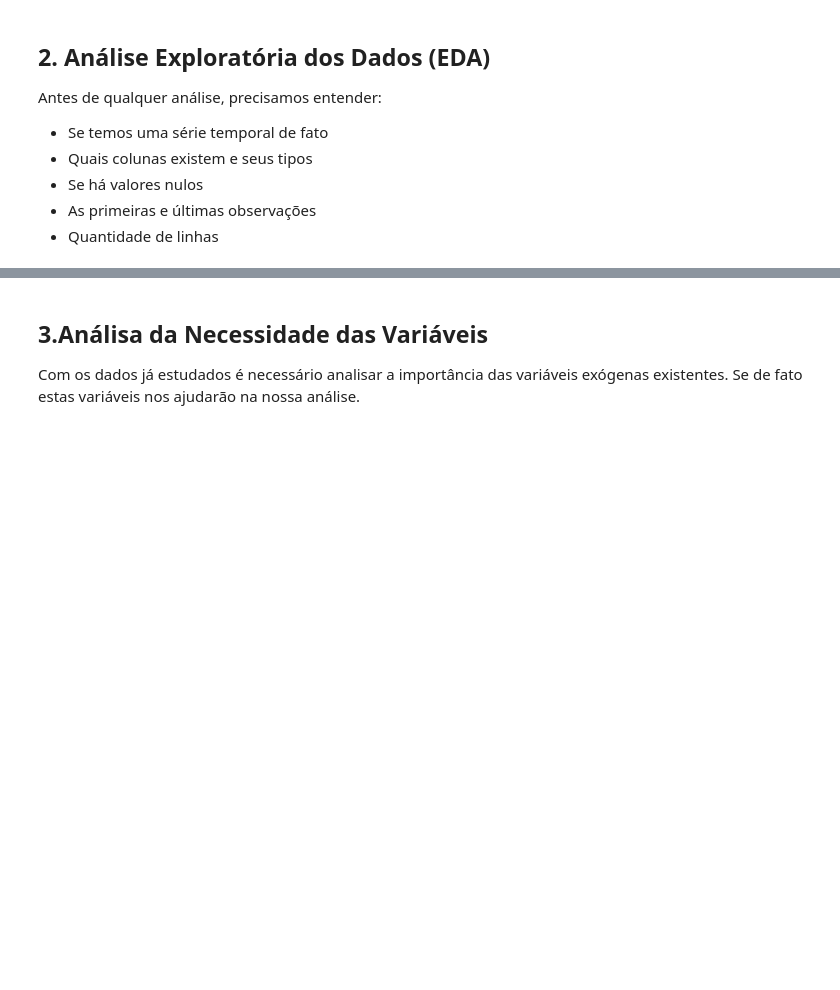
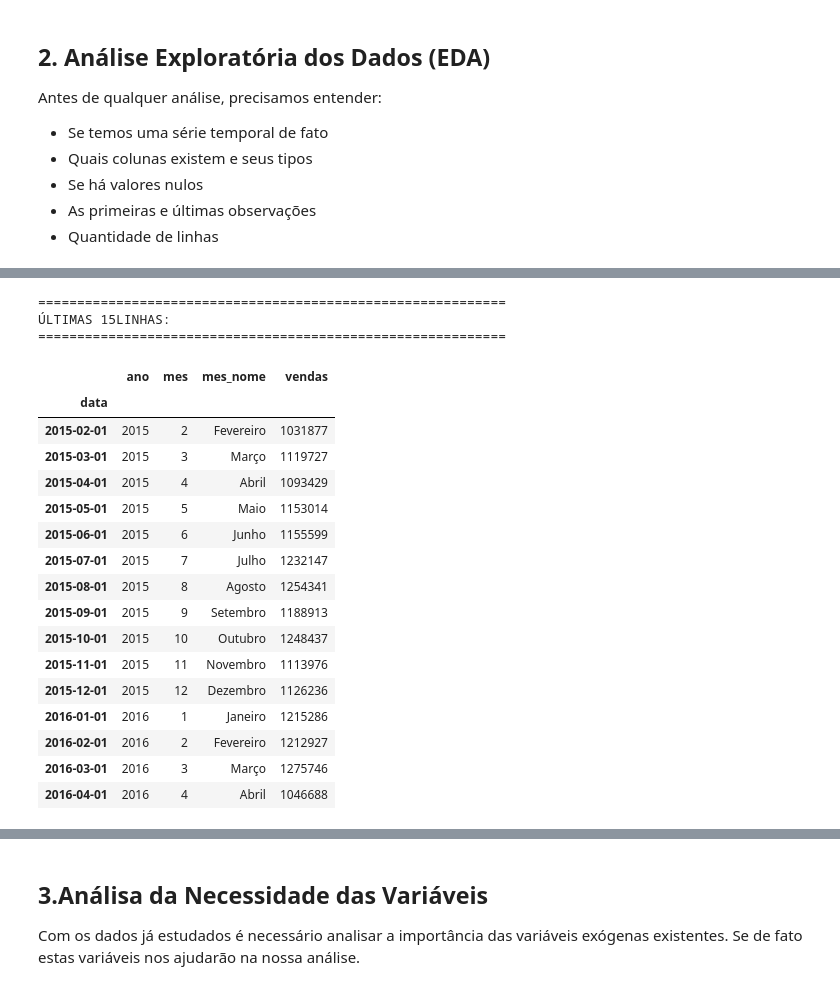
Before and after one commit to lfcalabria/aprendizado, a Jupyter notebook: Códigos/Serie Temporal.ipynb, the cells around one changed output, grey strips where cells are left out. Cells and saved outputs as stored; diff of their text form; code cells hidden in the pictures; blank space fills up the shorter version.

```diff
--- a/Códigos/Serie Temporal.ipynb
+++ b/Códigos/Serie Temporal.ipynb
@@ -382,0 +477,27 @@ Antes de qualquer análise, precisamos entender:
+# %%
+n=15
+print("\n" + "=" * 60)
+print(f"ÚLTIMAS {n }LINHAS:")
+print("=" * 60)
+display(df_eda.tail(n))
+# %% [output]
+============================================================
+ÚLTIMAS 15LINHAS:
+============================================================
+|  | ano | mes | mes_nome | vendas |
+| data |  |  |  |  |
+| 2015-02-01 | 2015 | 2 | Fevereiro | 1031877 |
+| 2015-03-01 | 2015 | 3 | Março | 1119727 |
+| 2015-04-01 | 2015 | 4 | Abril | 1093429 |
+| 2015-05-01 | 2015 | 5 | Maio | 1153014 |
+| 2015-06-01 | 2015 | 6 | Junho | 1155599 |
+| 2015-07-01 | 2015 | 7 | Julho | 1232147 |
+| 2015-08-01 | 2015 | 8 | Agosto | 1254341 |
+| 2015-09-01 | 2015 | 9 | Setembro | 1188913 |
+| 2015-10-01 | 2015 | 10 | Outubro | 1248437 |
+| 2015-11-01 | 2015 | 11 | Novembro | 1113976 |
+| 2015-12-01 | 2015 | 12 | Dezembro | 1126236 |
+| 2016-01-01 | 2016 | 1 | Janeiro | 1215286 |
+| 2016-02-01 | 2016 | 2 | Fevereiro | 1212927 |
+| 2016-03-01 | 2016 | 3 | Março | 1275746 |
+| 2016-04-01 | 2016 | 4 | Abril | 1046688 |
```
Also changed, not shown: parts of 24 cells of this notebook, 2 other files.
